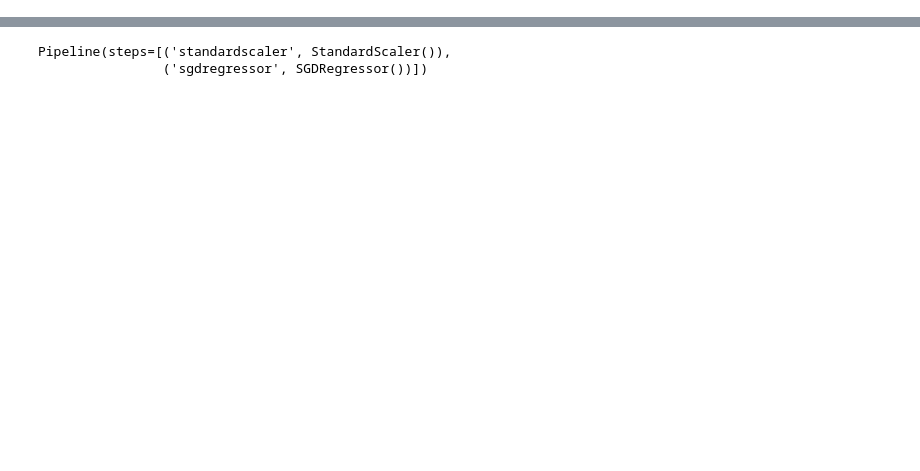
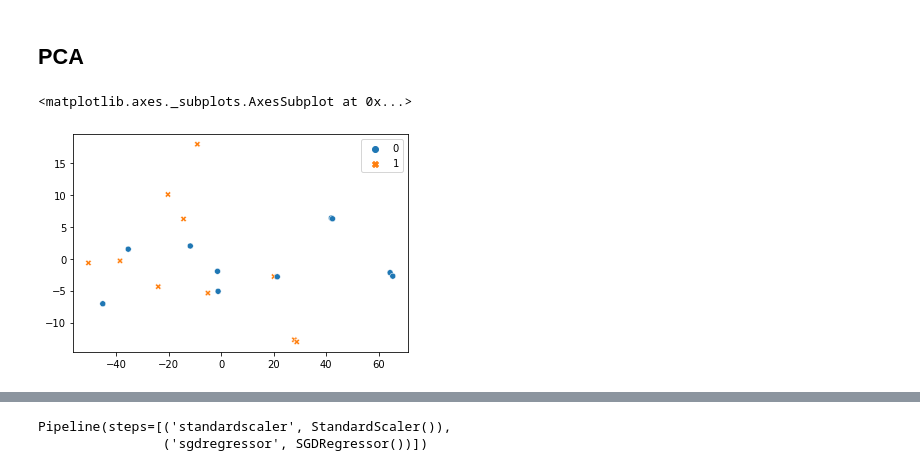
Before and after one commit to Tony-Stark007/DeepFakeDetection, a Jupyter notebook: DeepFakeDetection.ipynb, the cells around one changed output, grey strips where cells are left out. Drawn from its saved outputs; the diff is of its cells as text; code cells hidden in the pictures; blank space fills up the shorter version.

```diff
--- a/DeepFakeDetection.ipynb
+++ b/DeepFakeDetection.ipynb
@@ -115,0 +571,2 @@ X, Y = get_training_data(video_b_channel[0], 3)
+# %%
+Xp_train, Xp_test, yp_train, yp_test = train_test_split(pca_features, labels, test_size=0.2)
@@ -115,0 +916,10 @@ X, Y = get_training_data(video_b_channel[0], 3)
+# %% [markdown]
+## PCA
+# %%
+tfx = np.array(Xp_test)
+tfl = np.array(yp_test).reshape(-1, 1)
+# %%
+sns.scatterplot(x=tfx.T[0], y=tfx.T[1], hue=tfl.T[0], style=tfl.T[0], sizes=[5, 50])
+# %% [output]
+<matplotlib.axes._subplots.AxesSubplot at 0x...>
+[figure, added]
```
Also changed, not shown: parts of 167 cells of this notebook, 8 other files.
